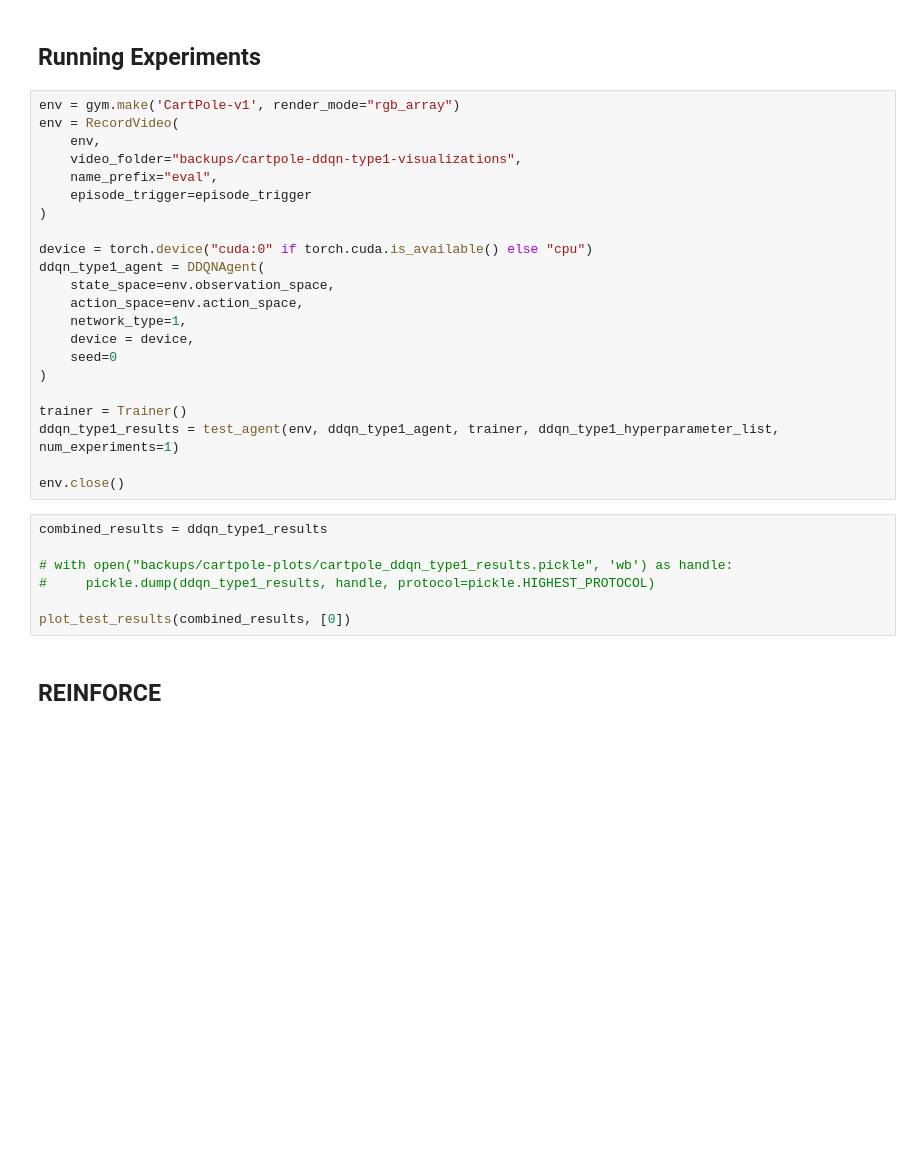
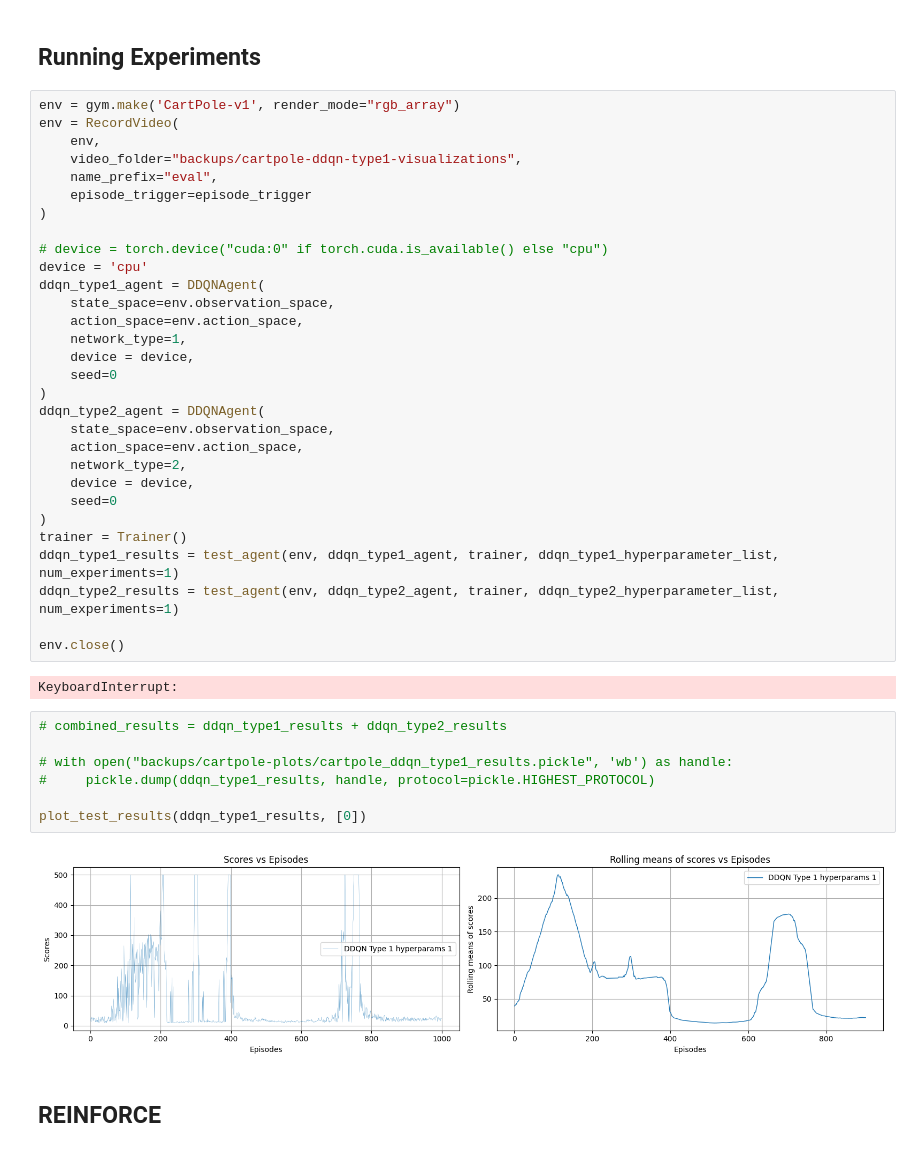
Before and after one commit to JG-0212/DA6400_RL_PA2, a Jupyter notebook: cartpole_train.ipynb, the cells around one changed output. Saved outputs shown, nothing was run; the diff lists cells and outputs as text; blank space fills up the shorter version.

Commit message:
parametrized network

```diff
--- a/cartpole_train.ipynb
+++ b/cartpole_train.ipynb
@@ -84,7 +99,8 @@ env = RecordVideo(
     episode_trigger=episode_trigger
 )
 
-device = torch.device("cuda:0" if torch.cuda.is_available() else "cpu")
+# device = torch.device("cuda:0" if torch.cuda.is_available() else "cpu")
+device = 'cpu'
 ddqn_type1_agent = DDQNAgent(
     state_space=env.observation_space,
     action_space=env.action_space,
@@ -92,18 +108,29 @@ ddqn_type1_agent = DDQNAgent(
     device = device,
     seed=0
 )
-
+ddqn_type2_agent = DDQNAgent(
+    state_space=env.observation_space,
+    action_space=env.action_space,
+    network_type=2,
+    device = device,
+    seed=0
+)
 trainer = Trainer()
 ddqn_type1_results = test_agent(env, ddqn_type1_agent, trainer, ddqn_type1_hyperparameter_list, num_experiments=1)
+ddqn_type2_results = test_agent(env, ddqn_type2_agent, trainer, ddqn_type2_hyperparameter_list, num_experiments=1)
 
 env.close()
+# %% [output]
+KeyboardInterrupt:
 # %%
-combined_results = ddqn_type1_results
+# combined_results = ddqn_type1_results + ddqn_type2_results
 
 # with open("backups/cartpole-plots/cartpole_ddqn_type1_results.pickle", 'wb') as handle:
 #     pickle.dump(ddqn_type1_results, handle, protocol=pickle.HIGHEST_PROTOCOL)
 
-plot_test_results(combined_results, [0])
+plot_test_results(ddqn_type1_results, [0])
+# %% [output]
+[figure, added]
 # %% [markdown]
 ## REINFORCE
 # %%
```
Also changed, not shown: parts of 4 cells of this notebook, 2 other files.
